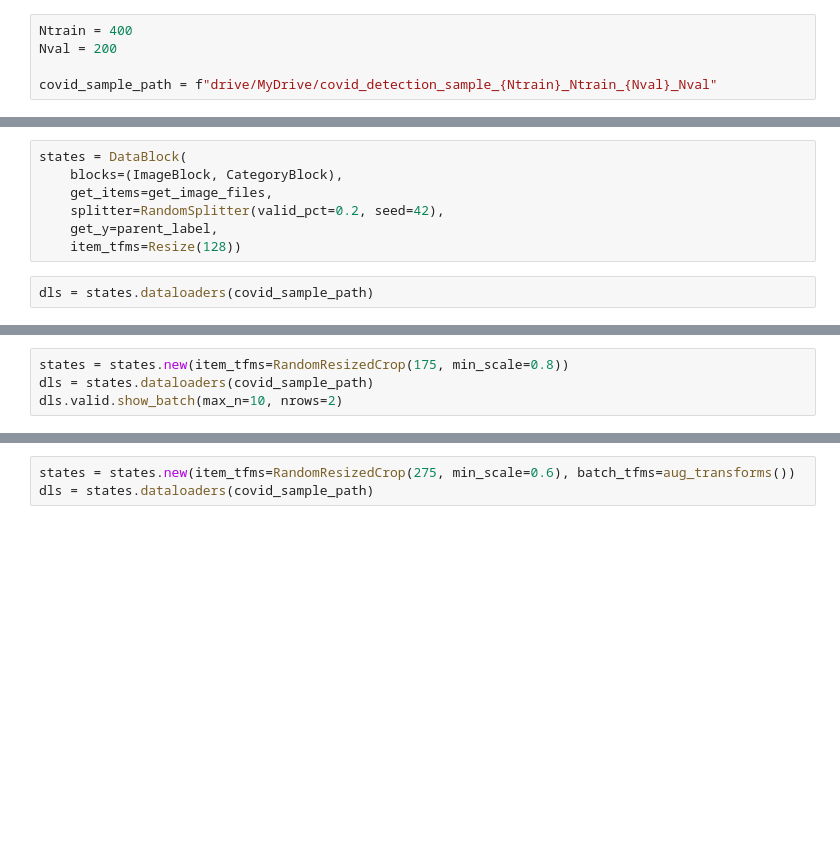
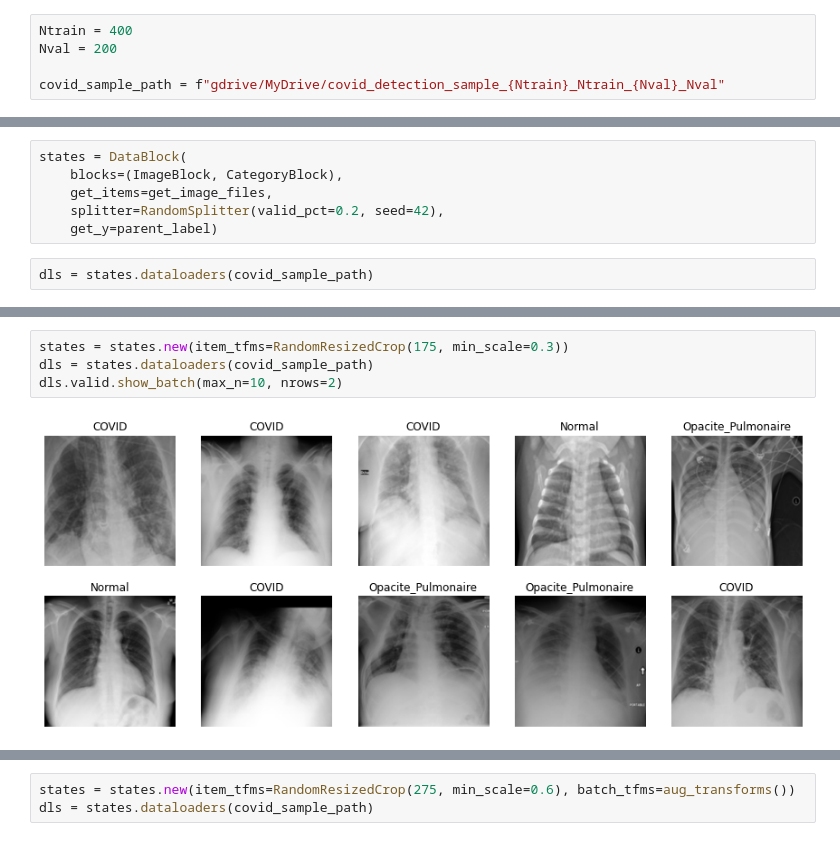
Before and after one commit to kevintsi/deep_learning_course, a Jupyter notebook: project_dl_covid_detection.ipynb, the cells around one changed output, grey strips where cells are left out. Saved outputs shown, nothing was run; the diff lists cells and outputs as text; blank space fills up the shorter version.

```diff
--- a/project_dl_covid_detection.ipynb
+++ b/project_dl_covid_detection.ipynb
@@ -15,7 +13,7 @@ from fastai.vision.widgets import *
 Ntrain = 400
 Nval = 200
 
-covid_sample_path = f"drive/MyDrive/covid_detection_sample_{Ntrain}_Ntrain_{Nval}_Nval"
+covid_sample_path = f"gdrive/MyDrive/covid_detection_sample_{Ntrain}_Ntrain_{Nval}_Nval"
 # %%
 state_types = ["COVID", "Normal", "Opacite_Pulmonaire", "Pneumonie_Virale"]
 # %%
@@ -31,8 +33,7 @@ states = DataBlock(
     blocks=(ImageBlock, CategoryBlock),
     get_items=get_image_files,
     splitter=RandomSplitter(valid_pct=0.2, seed=42),
-    get_y=parent_label,
-    item_tfms=Resize(128))
+    get_y=parent_label)
 # %%
 dls = states.dataloaders(covid_sample_path)
 # %%
@@ -48,7 +55,9 @@ dls.valid.show_batch(max_n=10, nrows=2)
 # %%
-states = states.new(item_tfms=RandomResizedCrop(175, min_scale=0.8))
+states = states.new(item_tfms=RandomResizedCrop(175, min_scale=0.3))
 dls = states.dataloaders(covid_sample_path)
 dls.valid.show_batch(max_n=10, nrows=2)
+# %% [output]
+[figure, added]
 # %%
 states = states.new(item_tfms=Resize(128), batch_tfms=aug_transforms(mult=2))
 dls = states.dataloaders(covid_sample_path)
```
Also changed, not shown: parts of 19 cells of this notebook.
